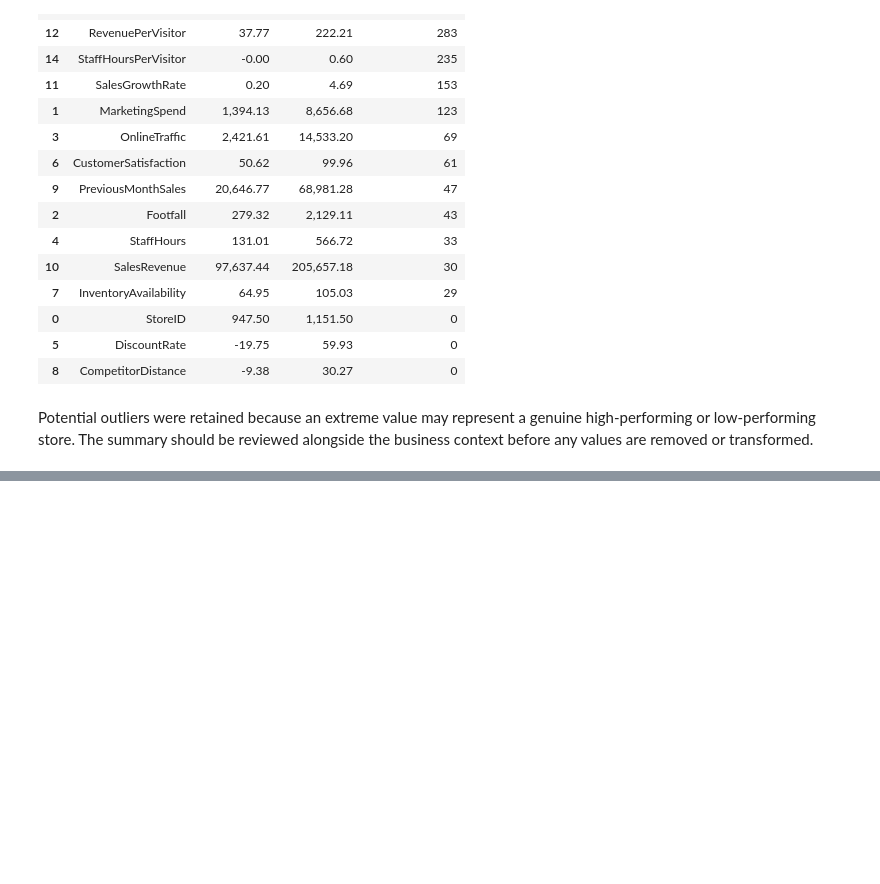
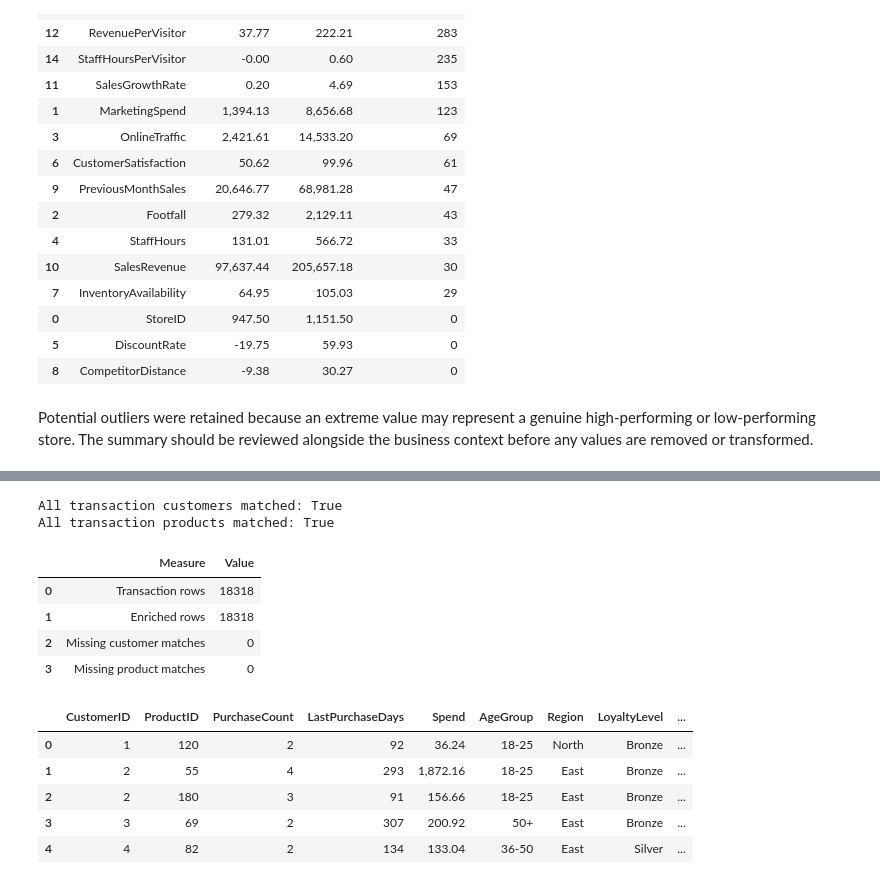
Before and after one commit to PaulaEleni05/CA1-Business-Analytics, a Jupyter notebook: CA1_Analysis.ipynb, the cells around one changed output, grey strips where cells are left out. Cells and saved outputs as stored; diff of their text form; code cells hidden in the pictures; blank space fills up the shorter version.

```diff
--- a/CA1_Analysis.ipynb
+++ b/CA1_Analysis.ipynb
@@ -531,0 +536,44 @@ Potential outliers were retained because an extreme value may represent a genuin
+# %%
+## Task 2 data preparation
+
+# Use the cleaned copies created earlier and keep the original CSV data unchanged.
+customers_task2 = customers_clean.copy()
+products_task2 = products_clean.copy()
+transactions_task2 = transactions_clean.copy()
+
+transaction_customer_match = transactions_task2['CustomerID'].isin(customers_task2['CustomerID']).all()
+transaction_product_match = transactions_task2['ProductID'].isin(products_task2['ProductID']).all()
+print('All transaction customers matched:', transaction_customer_match)
+print('All transaction products matched:', transaction_product_match)
+
+transactions_enriched = (
+    transactions_task2
+    .merge(customers_task2, on='CustomerID', how='left', validate='many_to_one')
+    .merge(products_task2, on='ProductID', how='left', validate='many_to_one')
+)
+
+integration_summary = pd.DataFrame({
+    'Measure': ['Transaction rows', 'Enriched rows', 'Missing customer matches', 'Missing product matches'],
+    'Value': [
+        len(transactions_task2),
+        len(transactions_enriched),
+        int(transactions_enriched['CustomerID'].isna().sum()),
+        int(transactions_enriched['ProductID'].isna().sum()),
+    ],
+})
+display(integration_summary)
+display(transactions_enriched.head())
+# %% [output]
+All transaction customers matched: True
+All transaction products matched: True
+|  | Measure | Value |
+| 0 | Transaction rows | 18318 |
+| 1 | Enriched rows | 18318 |
+| 2 | Missing customer matches | 0 |
+| 3 | Missing product matches | 0 |
+|  | CustomerID | ProductID | PurchaseCount | LastPurchaseDays | Spend | AgeGroup | Region | LoyaltyLevel | ... |
+| 0 | 1 | 120 | 2 | 92 | 36.24 | 18-25 | North | Bronze | ... |
+| 1 | 2 | 55 | 4 | 293 | 1,872.16 | 18-25 | East | Bronze | ... |
+| 2 | 2 | 180 | 3 | 91 | 156.66 | 18-25 | East | Bronze | ... |
+| 3 | 3 | 69 | 2 | 307 | 200.92 | 50+ | East | Bronze | ... |
+| 4 | 4 | 82 | 2 | 134 | 133.04 | 36-50 | East | Silver | ... |
```
Also changed, not shown: parts of 18 cells of this notebook.
